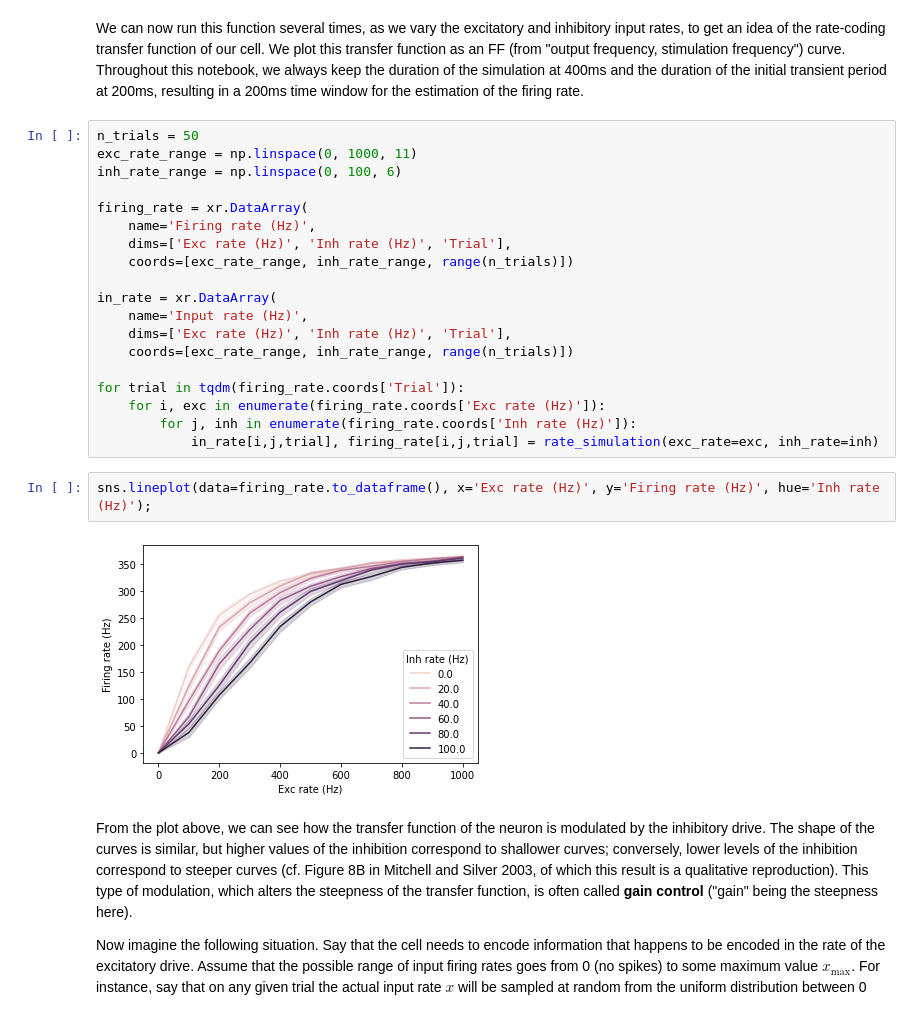
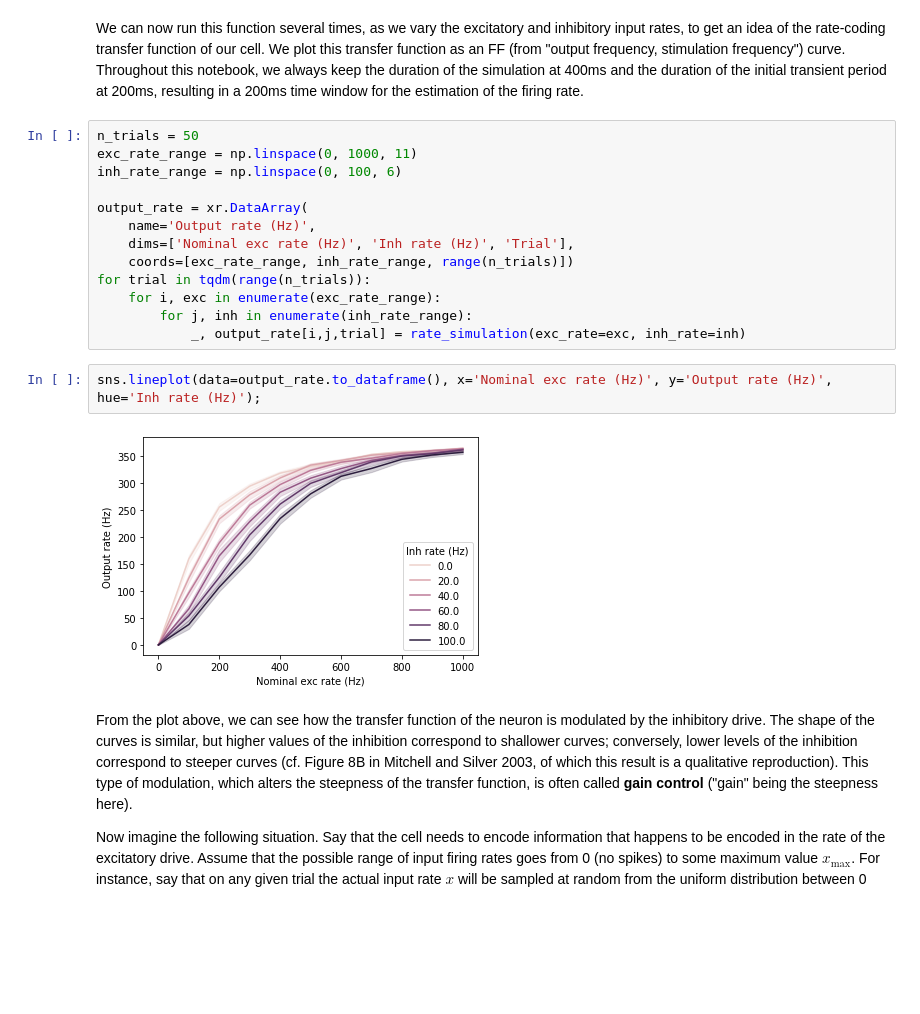
Before and after one commit to epiasini/neuronschool2022, a Jupyter notebook: Neuronschool-Tutorial.ipynb, the cells around one changed output. Saved outputs shown, nothing was run; the diff lists cells and outputs as text; blank space fills up the shorter version.

```diff
--- a/Neuronschool-Tutorial.ipynb
+++ b/Neuronschool-Tutorial.ipynb
@@ -213,24 +214,18 @@ n_trials = 50
 exc_rate_range = np.linspace(0, 1000, 11)
 inh_rate_range = np.linspace(0, 100, 6)
 
-firing_rate = xr.DataArray(
-    name='Firing rate (Hz)',
-    dims=['Exc rate (Hz)', 'Inh rate (Hz)', 'Trial'],
+output_rate = xr.DataArray(
+    name='Output rate (Hz)',
+    dims=['Nominal exc rate (Hz)', 'Inh rate (Hz)', 'Trial'],
     coords=[exc_rate_range, inh_rate_range, range(n_trials)])
-
-in_rate = xr.DataArray(
-    name='Input rate (Hz)',
-    dims=['Exc rate (Hz)', 'Inh rate (Hz)', 'Trial'],
-    coords=[exc_rate_range, inh_rate_range, range(n_trials)])
-
-for trial in tqdm(firing_rate.coords['Trial']):
-    for i, exc in enumerate(firing_rate.coords['Exc rate (Hz)']):
-        for j, inh in enumerate(firing_rate.coords['Inh rate (Hz)']):
-            in_rate[i,j,trial], firing_rate[i,j,trial] = rate_simulation(exc_rate=exc, inh_rate=inh)
+for trial in tqdm(range(n_trials)):
+    for i, exc in enumerate(exc_rate_range):
+        for j, inh in enumerate(inh_rate_range):
+            _, output_rate[i,j,trial] = rate_simulation(exc_rate=exc, inh_rate=inh)
 # %%
-sns.lineplot(data=firing_rate.to_dataframe(), x='Exc rate (Hz)', y='Firing rate (Hz)', hue='Inh rate (Hz)');
+sns.lineplot(data=output_rate.to_dataframe(), x='Nominal exc rate (Hz)', y='Output rate (Hz)', hue='Inh rate (Hz)');
 # %% [output]
-[figure, old version]
+[figure, new version]
 # %% [markdown]
 From the plot above, we can see how the transfer function of the neuron is modulated by the inhibitory drive. The shape of the curves is similar, but higher values of the inhibition correspond to shallower curves; conversely, lower levels of the inhibition correspond to steeper curves (cf. Figure 8B in Mitchell and Silver 2003, of which this result is a qualitative reproduction). This type of modulation, which alters the steepness of the transfer function, is often called **gain control** ("gain" being the steepness here).
 
```
Also changed, not shown: parts of 5 cells of this notebook.
